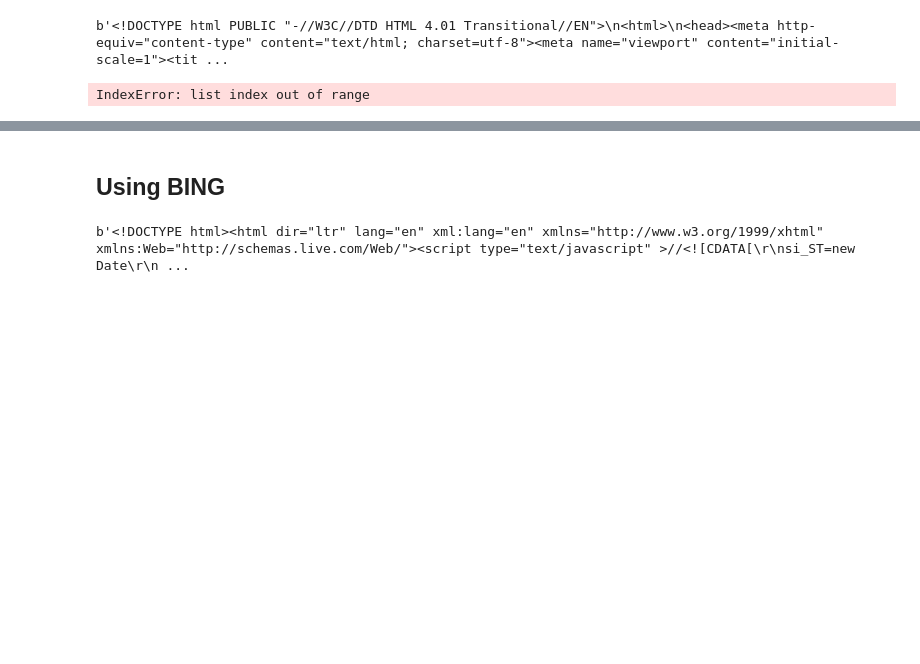
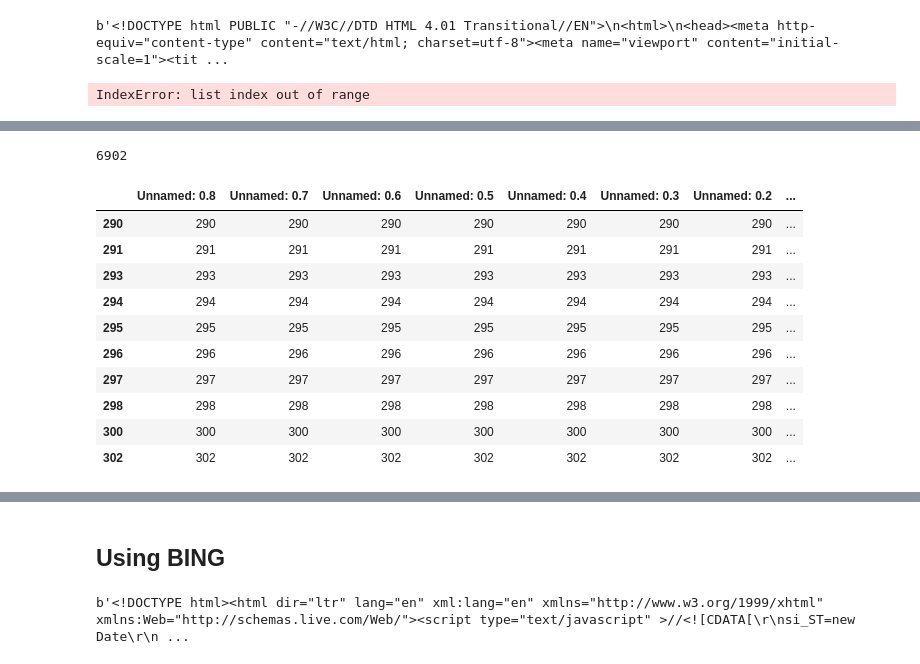
Before and after one commit to whs2k/stockFries_gha, a Jupyter notebook: notebooks/0.6.0-addingTwitter.ipynb, the cells around one changed output, grey strips where cells are left out. Saved outputs shown, nothing was run; the diff lists cells and outputs as text; code cells hidden in the pictures; blank space fills up the shorter version.

```diff
--- a/notebooks/0.6.0-addingTwitter.ipynb
+++ b/notebooks/0.6.0-addingTwitter.ipynb
@@ -149,0 +169,4 @@ df_company_info.tail()
+# %%
+fn = 'df_company_info2.csv'
+df_company_info=pd.read_csv(fn).sort_values('put_value',ascending=False).reset_index(drop=True)
+df_company_info.head()
@@ -150,2 +180,19 @@ df_company_info.tail()
+# %%
+df_company_info_no_twitter_only=df_company_info[df_company_info.twitter.isnull()]
+print(df_company_info_no_twitter_only.count()[0])
+df_company_info_no_twitter_only.head(10)
+# %% [output]
+6902
+|  | Unnamed: 0.8 | Unnamed: 0.7 | Unnamed: 0.6 | Unnamed: 0.5 | Unnamed: 0.4 | Unnamed: 0.3 | Unnamed: 0.2 | ... |
+| 290 | 290 | 290 | 290 | 290 | 290 | 290 | 290 | ... |
+| 291 | 291 | 291 | 291 | 291 | 291 | 291 | 291 | ... |
+| 293 | 293 | 293 | 293 | 293 | 293 | 293 | 293 | ... |
+| 294 | 294 | 294 | 294 | 294 | 294 | 294 | 294 | ... |
+| 295 | 295 | 295 | 295 | 295 | 295 | 295 | 295 | ... |
+| 296 | 296 | 296 | 296 | 296 | 296 | 296 | 296 | ... |
+| 297 | 297 | 297 | 297 | 297 | 297 | 297 | 297 | ... |
+| 298 | 298 | 298 | 298 | 298 | 298 | 298 | 298 | ... |
+| 300 | 300 | 300 | 300 | 300 | 300 | 300 | 300 | ... |
+| 302 | 302 | 302 | 302 | 302 | 302 | 302 | 302 | ... |
 # %%
 i=1
```
Also changed, not shown: parts of 5 cells of this notebook, 6 other files.
